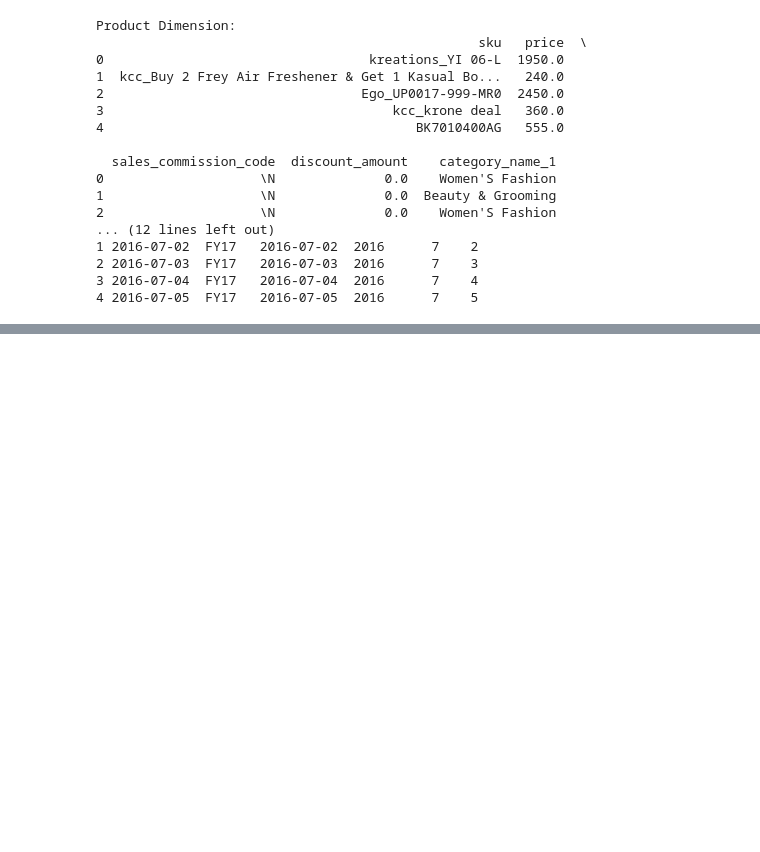
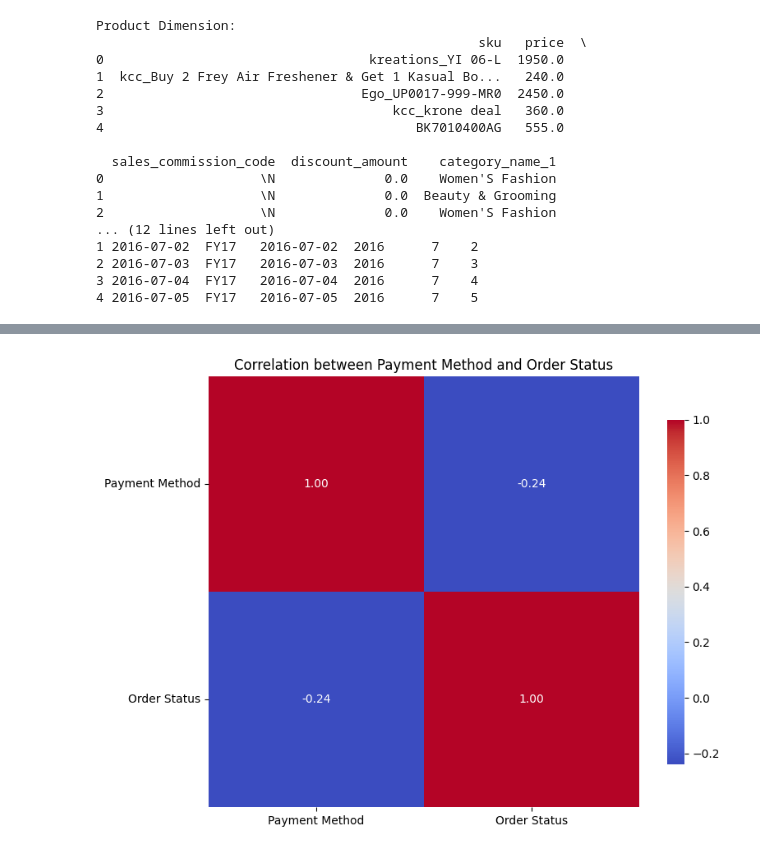
Before and after one commit to UmaimahAKhan/Pakistan-s-Largest-Ecommerce-oders-dataset, a Jupyter notebook: EDA_on_Pakistani_E_commerce_Orders_data_in_various_categories_.ipynb, the cells around one changed output, grey strips where cells are left out. Cells and saved outputs as stored; diff of their text form; code cells hidden in the pictures; blank space fills up the shorter version.

```diff
--- a/EDA_on_Pakistani_E_commerce_Orders_data_in_various_categories_.ipynb
+++ b/EDA_on_Pakistani_E_commerce_Orders_data_in_various_categories_.ipynb
@@ -249,0 +392,31 @@ Product Dimension:
+# %%
+import pandas as pd
+import matplotlib.pyplot as plt
+import seaborn as sns
+from sklearn.preprocessing import LabelEncoder
+
+# Step 1: Encode the categorical variables
+le_payment = LabelEncoder()
+le_status = LabelEncoder()
+
+# Assuming your columns are named 'payment_method' and 'status'
+fact_order['payment_method_encoded'] = le_payment.fit_transform(fact_order['payment_method'])
+fact_order['status_encoded'] = le_status.fit_transform(fact_order['status'])
+
+# Step 2: Calculate the correlation
+correlation = fact_order[['payment_method_encoded', 'status_encoded']].corr()
+
+# Step 3: Visualize the correlation using a heatmap
+plt.figure(figsize=(8, 6))
+sns.heatmap(correlation, annot=True, cmap='coolwarm', fmt='.2f', square=True, cbar_kws={"shrink": .8})
+
+# Add titles and labels
+plt.title('Correlation between Payment Method and Order Status')
+plt.xticks(ticks=[0.5, 1.5], labels=['Payment Method', 'Order Status'])
+plt.yticks(ticks=[0.5, 1.5], labels=['Payment Method', 'Order Status'], rotation=0)
+
+# Show plot
+plt.tight_layout()
+plt.show()
+# %% [output]
+[figure, added]
```
Also changed, not shown: parts of 8 cells of this notebook.
